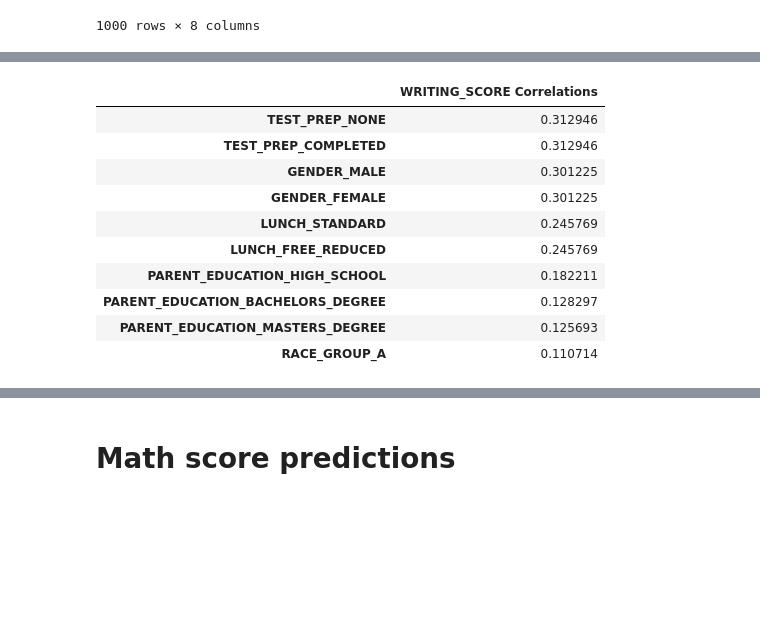
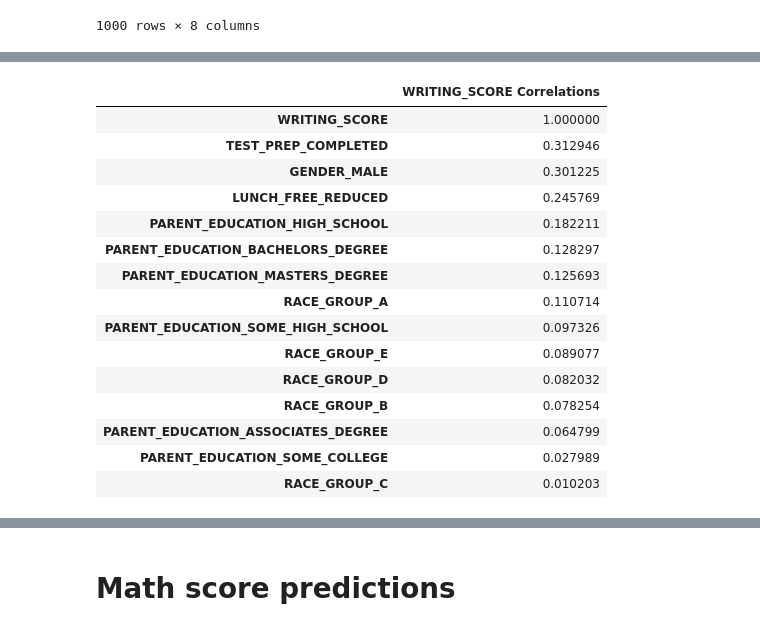
Before and after one commit to Tommy-McDonagh/examResults, a Jupyter notebook: inference.ipynb, the cells around one changed output, grey strips where cells are left out. Drawn from its saved outputs; the diff is of its cells as text; code cells hidden in the pictures; blank space fills up the shorter version.

```diff
--- a/inference.ipynb
+++ b/inference.ipynb
@@ -111,20 +121,25 @@ reading_corr_10
 # %%
 writing_corr = plot_correlation_matrix(encoded_df.drop(columns=['READING_SCORE', 'MATH_SCORE']), ['WRITING_SCORE'])
 writing_corr.rename(columns={'WRITING_SCORE':'WRITING_SCORE Correlations'}, inplace=True)
-writing_corr_10 = writing_corr[1:11]
-writing_corr_10
+writing_corr_10 = writing_corr[1:8]
+writing_corr
 # %% [output]
 |  | WRITING_SCORE Correlations |
-| TEST_PREP_NONE | 0.312946 |
+| WRITING_SCORE | 1.000000 |
 | TEST_PREP_COMPLETED | 0.312946 |
 | GENDER_MALE | 0.301225 |
-| GENDER_FEMALE | 0.301225 |
-| LUNCH_STANDARD | 0.245769 |
 | LUNCH_FREE_REDUCED | 0.245769 |
 | PARENT_EDUCATION_HIGH_SCHOOL | 0.182211 |
 | PARENT_EDUCATION_BACHELORS_DEGREE | 0.128297 |
 | PARENT_EDUCATION_MASTERS_DEGREE | 0.125693 |
 | RACE_GROUP_A | 0.110714 |
+| PARENT_EDUCATION_SOME_HIGH_SCHOOL | 0.097326 |
+| RACE_GROUP_E | 0.089077 |
+| RACE_GROUP_D | 0.082032 |
+| RACE_GROUP_B | 0.078254 |
+| PARENT_EDUCATION_ASSOCIATES_DEGREE | 0.064799 |
+| PARENT_EDUCATION_SOME_COLLEGE | 0.027989 |
+| RACE_GROUP_C | 0.010203 |
 # %%
 math_corr_10.index.values
 # %% [output]
```
Also changed, not shown: parts of 11 cells of this notebook.
